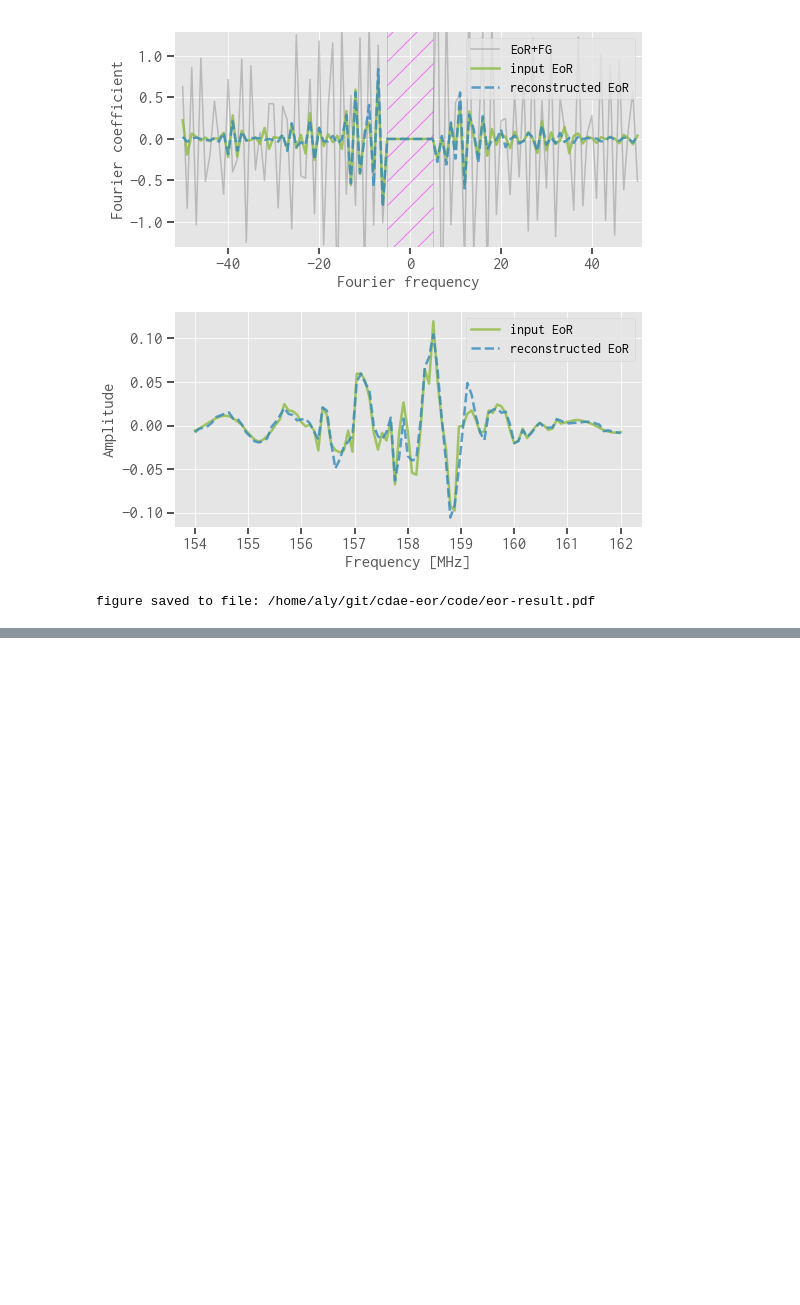
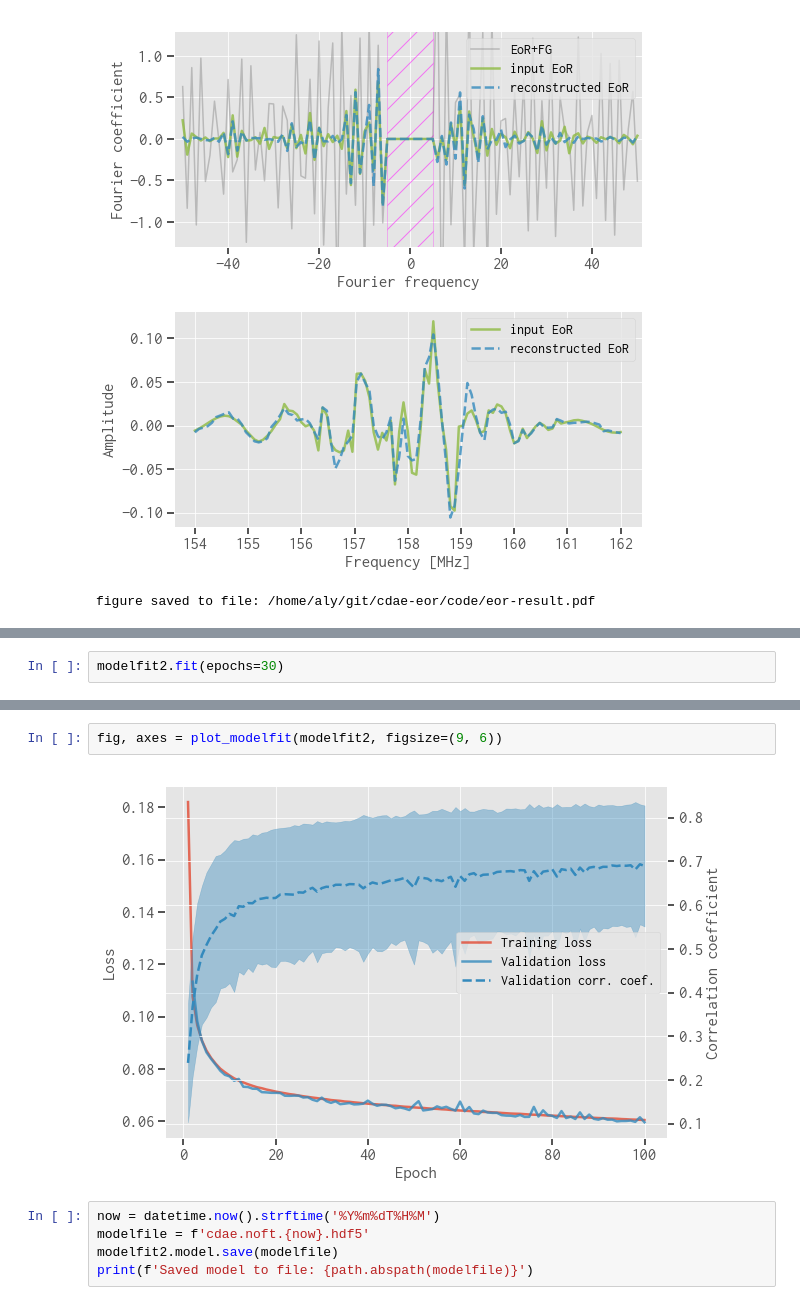
Before and after one commit to liweitianux/cdae-eor, a Jupyter notebook: code/cdae.ipynb, the cells around one changed output, grey strips where cells are left out. Saved outputs shown, nothing was run; the diff lists cells and outputs as text; blank space fills up the shorter version.

```diff
--- a/code/cdae.ipynb
+++ b/code/cdae.ipynb
@@ -808,0 +964,2 @@ median: 0.94072625041008
+# %%
+modelfit2.fit(epochs=30)
@@ -808,0 +984,9 @@ median: 0.94072625041008
+# %%
+fig, axes = plot_modelfit(modelfit2, figsize=(9, 6))
+# %% [output]
+[figure, added]
+# %%
+now = datetime.now().strftime('%Y%m%dT%H%M')
+modelfile = f'cdae.noft.{now}.hdf5'
+modelfit2.model.save(modelfile)
+print(f'Saved model to file: {path.abspath(modelfile)}')
```
Also changed, not shown: parts of 28 cells of this notebook, 1 other file.
